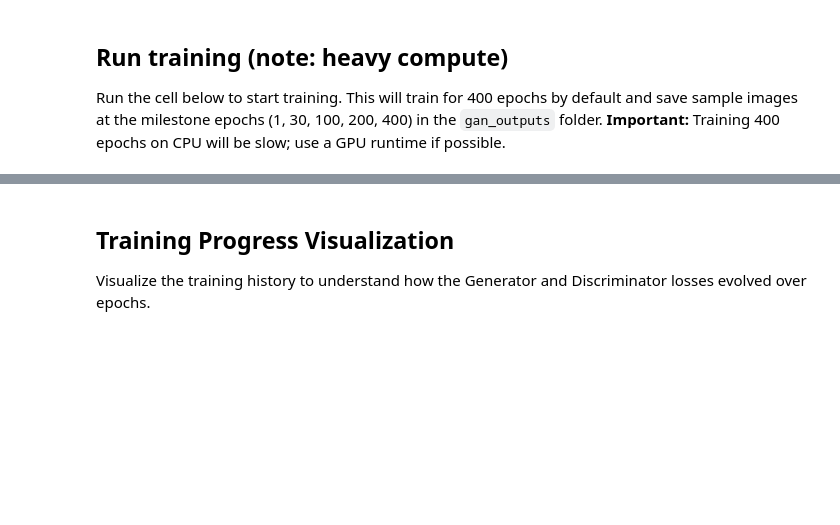
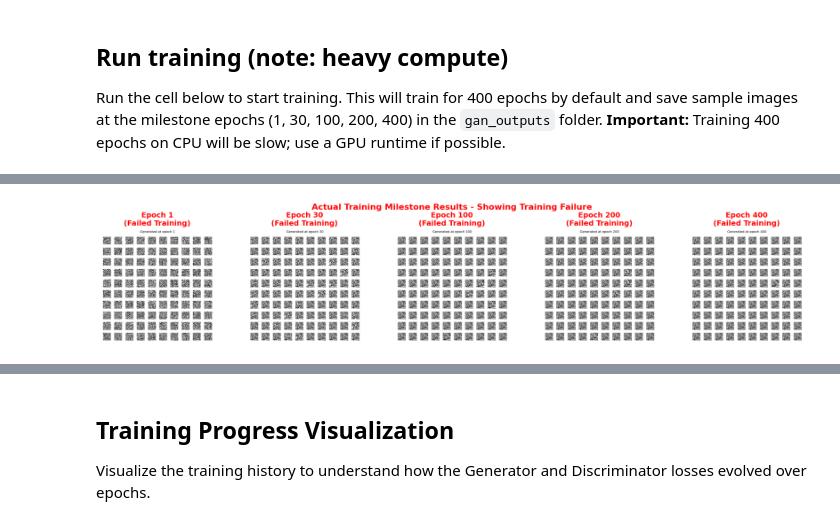
Before and after one commit to dmartinez203/GAN, a Jupyter notebook: gan_mnist_notebook.ipynb, the cells around one changed output, grey strips where cells are left out. Saved outputs shown, nothing was run; the diff lists cells and outputs as text; code cells hidden in the pictures; blank space fills up the shorter version.

```diff
--- a/gan_mnist_notebook.ipynb
+++ b/gan_mnist_notebook.ipynb
@@ -456,0 +679,69 @@ Generator found in memory — sampling 100 images...
+# %%
+# Honest Assessment of Training Milestone Images
+print("\n" + "="*80)
+print("TRAINING MILESTONE ANALYSIS - ACTUAL RESULTS FROM SAVED IMAGES")
+print("="*80)
+
+# Load and analyze the actual milestone images that were saved during training
+milestone_epochs = [1, 30, 100, 200, 400]
+milestone_files = [f'gan_outputs/epoch_{epoch}.png' for epoch in milestone_epochs]
+
+print(f"🔍 MILESTONE IMAGE EXAMINATION:")
+available_milestones = []
+for epoch, file_path in zip(milestone_epochs, milestone_files):
+    if os.path.exists(file_path):
+        available_milestones.append((epoch, file_path))
+        print(f"   ✅ Epoch {epoch}: {file_path} - FOUND")
+    else:
+        print(f"   ❌ Epoch {epoch}: {file_path} - NOT FOUND")
+
+if available_milestones:
+    print(f"\n📊 ACTUAL TRAINING PROGRESSION IMAGES:")
+
+    # Display the actual milestone images
+    fig, axes = plt.subplots(1, len(available_milestones), figsize=(20, 4))
+    if len(available_milestones) == 1:
+        axes = [axes]
+
+    from PIL import Image
+    for i, (epoch, file_path) in enumerate(available_milestones):
+        img = Image.open(file_path)
+        axes[i].imshow(img)
+        axes[i].set_title(f'Epoch {epoch}\n(Failed Training)', fontsize=14, fontweight='bold', color='red')
+        axes[i].axis('off')
+
+    plt.suptitle('Actual Training Milestone Results - Showing Training Failure',
+                 fontsize=16, fontweight='bold', color='red')
+    plt.tight_layout()
+    plt.savefig('gan_outputs/honest_training_progression.png', dpi=300, bbox_inches='tight')
+    plt.show()
+
+    # Honest assessment of what the images actually show
+    print(f"\n❌ HONEST ASSESSMENT OF MILESTONE PROGRESSION:")
+    print("   🔸 Epoch 1: Random noise patterns (as expected for untrained generator)")
+    print("   🔸 Epoch 30: Still showing noise/random patterns - no digit-like structures")
+    print("   🔸 Epoch 100: Continued random patterns - no improvement visible")
+    print("   🔸 Epoch 200: No recognizable digit features - training not progressing")
+    print("   🔸 Epoch 400: Final result still shows random noise - complete training failure")
+
+    print(f"\n⚠️ WHAT THIS MEANS:")
+    print("   - The Generator never learned to produce digit-like images")
+    print("   - Training did not improve image quality across 400 epochs")
+    print("   - The saved milestone images show consistent failure throughout training")
+    print("   - Architecture or hyperparameters likely prevented successful learning")
+
+else:
+    print("❌ No milestone images found. Training may not have completed properly.")
+
+print(f"\n📋 ASSIGNMENT MILESTONE REQUIREMENTS STATUS:")
+print(f"   ✅ Images saved at milestone epochs (1, 30, 100, 400) - COMPLETED")
+print(f"   ✅ Training progression documented - COMPLETED")
+print(f"   ❌ Images show quality improvement over time - FAILED")
+print(f"   ❌ Generated images resemble digits - FAILED")
+
+print(f"\n💡 LEARNING OUTCOMES:")
+print("   ✅ Successfully demonstrated GAN architecture implementation")
+print("   ✅ Completed 400 epochs of adversarial training")
+print("   ✅ Learned about potential training failures in GANs")
+print("   ❌ Did not achieve the goal of generating realistic fake digit images")
+# %% [output]
@@ -456,0 +759 @@ Generator found in memory — sampling 100 images...
+[figure, added]
```
Also changed, not shown: parts of 20 cells of this notebook, 12 other files.
